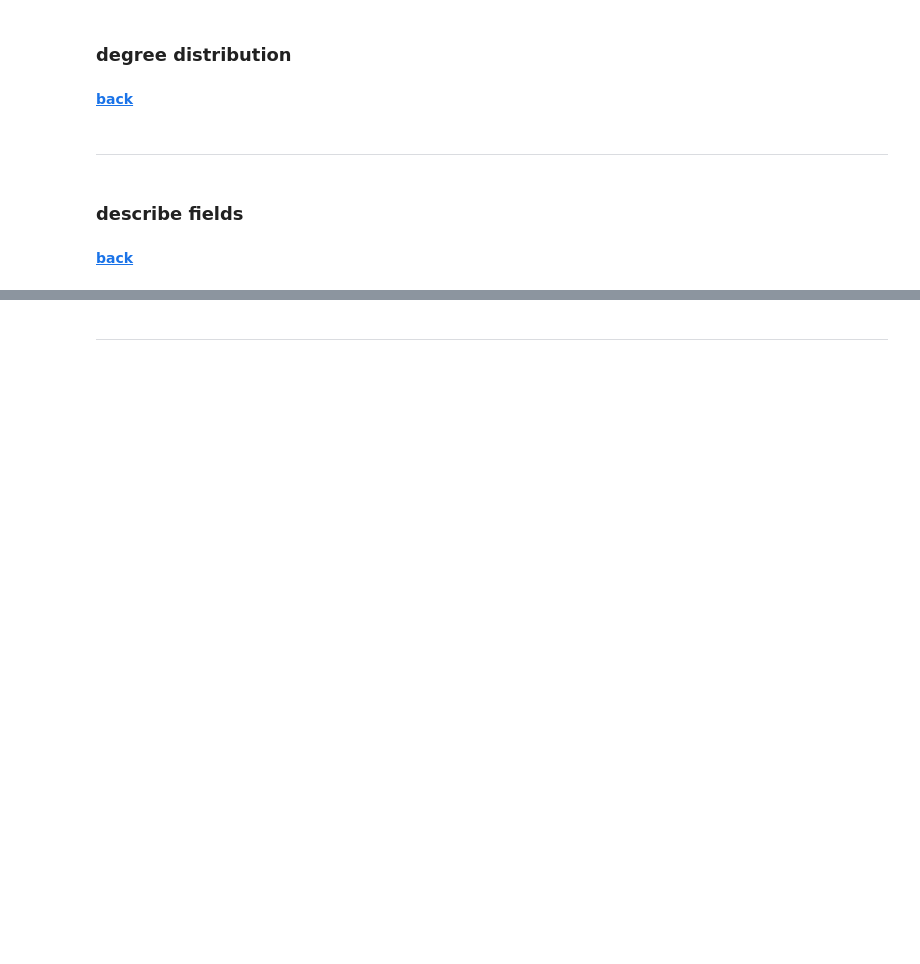
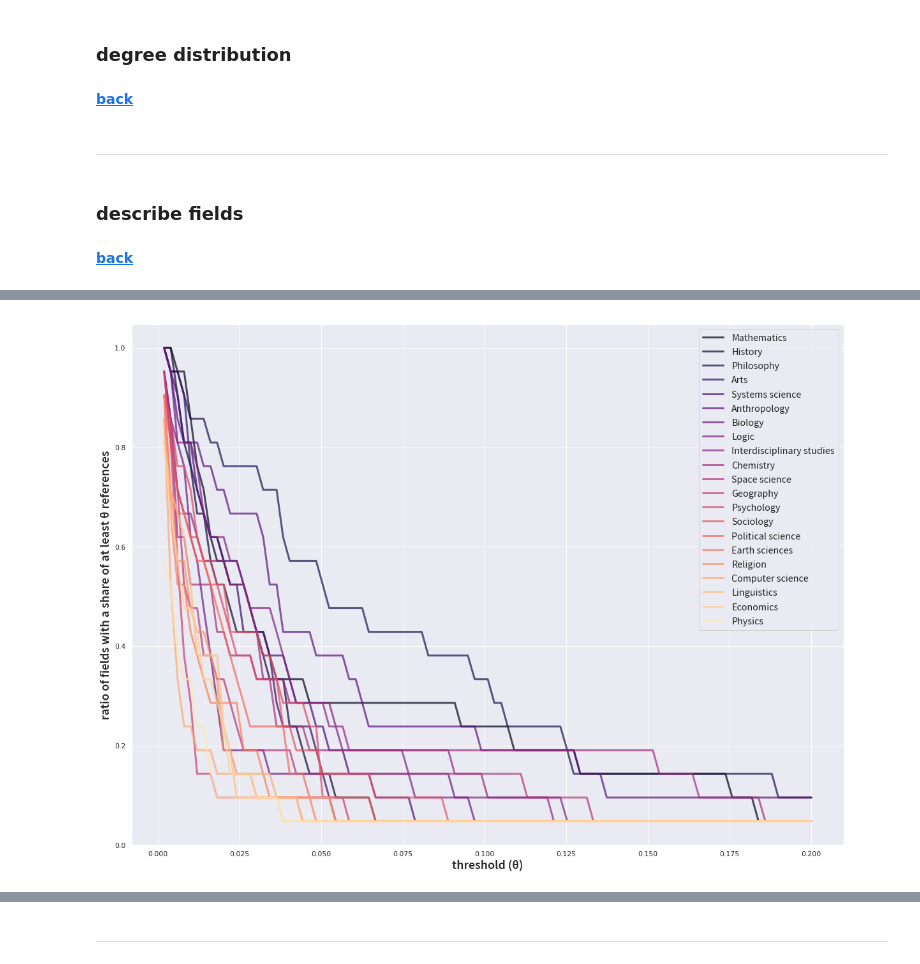
Before and after one commit to dormanh/wikipedia_philosophy, a Jupyter notebook: analysis.ipynb, the cells around one changed output, grey strips where cells are left out. Cells and saved outputs as stored; diff of their text form; code cells hidden in the pictures; blank space fills up the shorter version.

```diff
--- a/analysis.ipynb
+++ b/analysis.ipynb
@@ -717,0 +908,40 @@ field_link_matrix.apply(lambda c: c / c.sum()).pipe(
+# %%
+fig = plt.figure(figsize=(20, 15))
+
+for i, r in (
+    pd.concat(
+        [
+            field_link_matrix.apply(lambda c: c / c.sum())
+            .pipe(lambda df: df > th)
+            .mean(axis=1)
+            .rename(th)
+            for th in np.linspace(0, 0.2, 100)[1:].round(4)
+        ],
+        axis=1,
+    )
+    .pipe(
+        lambda df: df.sort_values(by=df.columns.tolist(), ascending=False).assign(
+            color=magma_as_hex(df.shape[0])
+        )
+    )
+    .iterrows()
+):
+
+    plt.plot(
+        r.iloc[:-1].index.tolist(),
+        r.iloc[:-1].values,
+        lw=3,
+        alpha=0.7,
+        c=r["color"],
+        label=i,
+    )
+
+plt.legend(prop=font_props["ticks"])
+plt.xlabel("threshold (θ)", font_properties=font_props["label"])
+plt.ylabel(
+    "ratio of fields with a share of at least θ references",
+    font_properties=font_props["label"],
+)
+plt.show()
+# %% [output]
+[figure, added]
```
Also changed, not shown: parts of 109 cells of this notebook, 1 other file.
